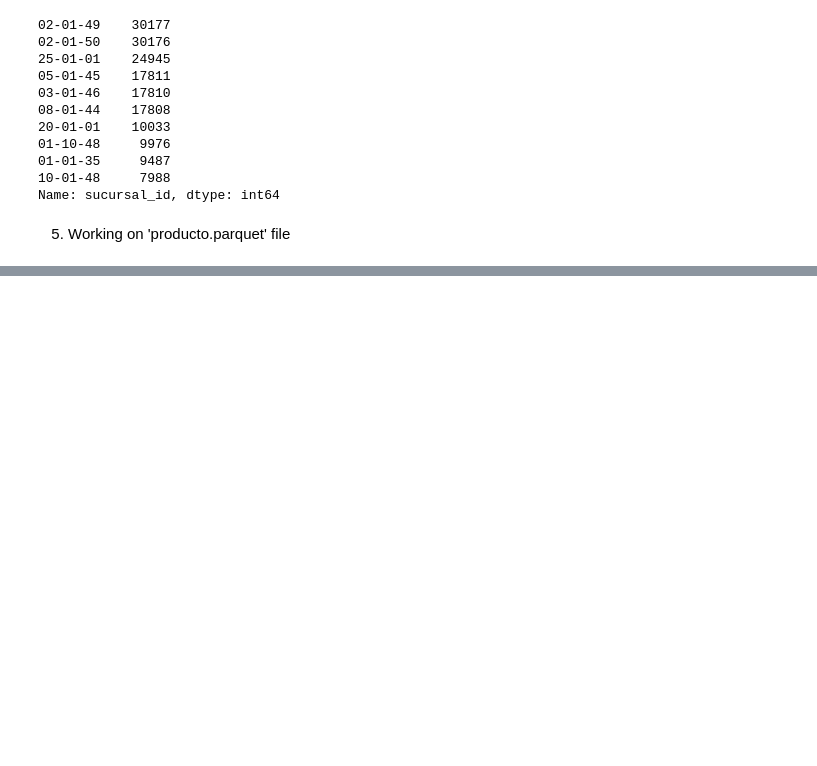
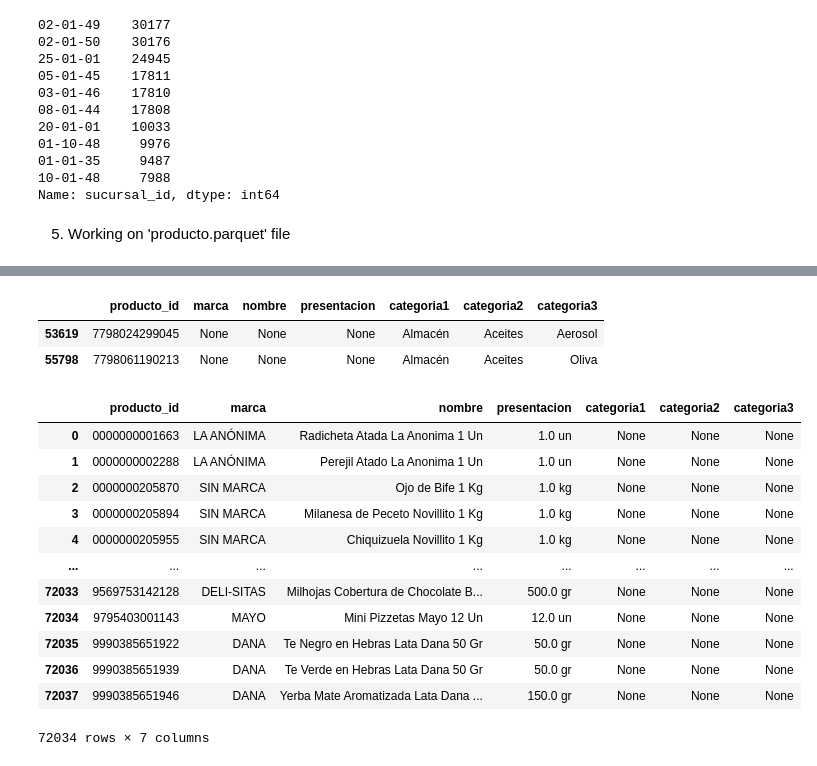
Before and after one commit to Leon-Espitia/Data_Engineering_ETL-n-ER_Model, a Jupyter notebook: cleansingStage.ipynb, the cells around one changed output, grey strips where cells are left out. Cells and saved outputs as stored; diff of their text form; code cells hidden in the pictures; blank space fills up the shorter version.

Commit message:
Cleansing and setting up .parquet file

```diff
--- a/cleansingStage.ipynb
+++ b/cleansingStage.ipynb
@@ -580,0 +584,3 @@ df_excel_19_26.to_csv('precio_semanas_20200419_20200426.csv', sep=',',decimal='.
+# %%
+#Setting up the dataframe
+df_parquet = pd.read_parquet(r'C:\Users\lespi\OneDrive\Escritorio\HENRY\DTS04\DTS04\PI_1_ETL\Henry-ETL-Project\Datasets\producto.parquet')
@@ -580,0 +618,3 @@ df_excel_19_26.to_csv('precio_semanas_20200419_20200426.csv', sep=',',decimal='.
+# %%
+#Rename the 'id' column to synchronize with anothers datasets
+df_parquet.rename(columns={'id' : 'producto_id'}, inplace=True)
@@ -580,0 +652,24 @@ df_excel_19_26.to_csv('precio_semanas_20200419_20200426.csv', sep=',',decimal='.
+# %%
+#Exposing NaN values
+df_parquet[df_parquet['presentacion'].isna()]
+# %% [output]
+|  | producto_id | marca | nombre | presentacion | categoria1 | categoria2 | categoria3 |
+| 53619 | 7798024299045 | None | None | None | Almacén | Aceites | Aerosol |
+| 55798 | 7798061190213 | None | None | None | Almacén | Aceites | Oliva |
+# %%
+#Exposing NaN values
+df_parquet[df_parquet['categoria1'].isna()]
+# %% [output]
+|  | producto_id | marca | nombre | presentacion | categoria1 | categoria2 | categoria3 |
+| 0 | 0000000001663 | LA ANÓNIMA | Radicheta Atada La Anonima 1 Un | 1.0 un | None | None | None |
+| 1 | 0000000002288 | LA ANÓNIMA | Perejil Atado La Anonima 1 Un | 1.0 un | None | None | None |
+| 2 | 0000000205870 | SIN MARCA | Ojo de Bife 1 Kg | 1.0 kg | None | None | None |
+| 3 | 0000000205894 | SIN MARCA | Milanesa de Peceto Novillito 1 Kg | 1.0 kg | None | None | None |
+| 4 | 0000000205955 | SIN MARCA | Chiquizuela Novillito 1 Kg | 1.0 kg | None | None | None |
+| ... | ... | ... | ... | ... | ... | ... | ... |
+| 72033 | 9569753142128 | DELI-SITAS | Milhojas Cobertura de Chocolate B... | 500.0 gr | None | None | None |
+| 72034 | 9795403001143 | MAYO | Mini Pizzetas Mayo 12 Un | 12.0 un | None | None | None |
+| 72035 | 9990385651922 | DANA | Te Negro en Hebras Lata Dana 50 Gr | 50.0 gr | None | None | None |
+| 72036 | 9990385651939 | DANA | Te Verde en Hebras Lata Dana 50 Gr | 50.0 gr | None | None | None |
+| 72037 | 9990385651946 | DANA | Yerba Mate Aromatizada Lata Dana ... | 150.0 gr | None | None | None |
+72034 rows × 7 columns
```
Also changed, not shown: parts of 11 cells of this notebook, 1 other file.
